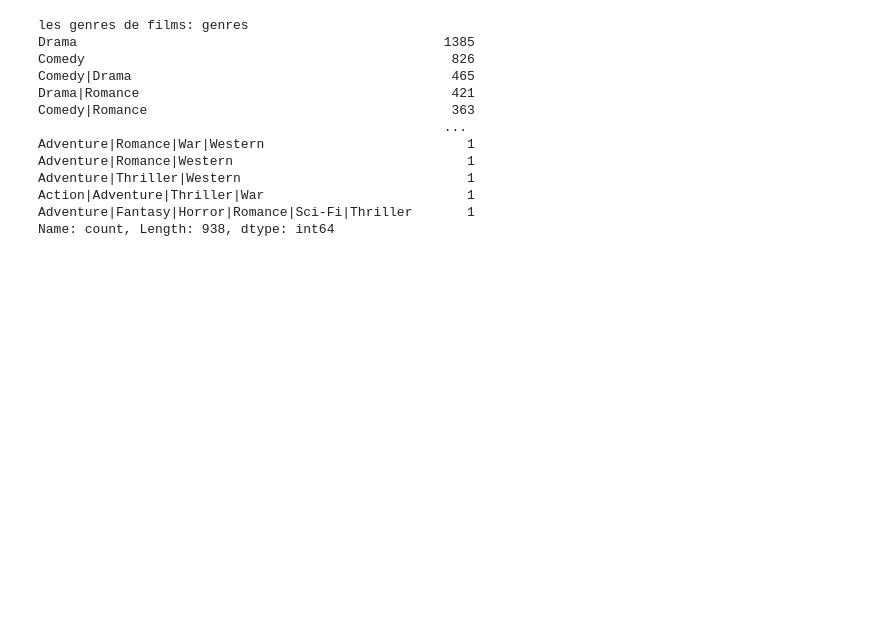
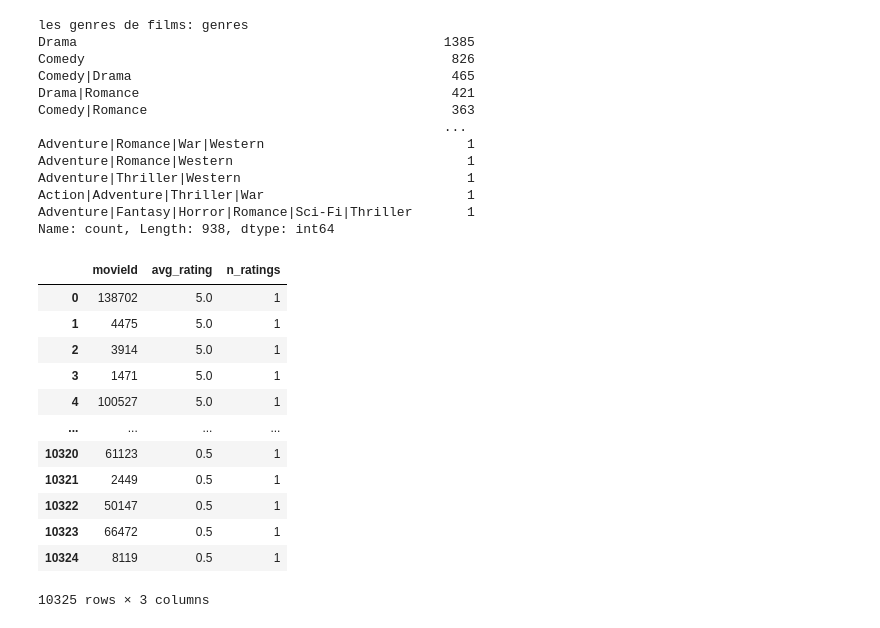
Before and after one commit to AzizDHIF/movie_recommender, a Jupyter notebook: notebooks/01_eda.ipynb, the cells around one changed output. Cells and saved outputs as stored; diff of their text form; code cells hidden in the pictures; blank space fills up the shorter version.

Commit message:
Tester des requetes avec BigQuery

```diff
--- a/notebooks/01_eda.ipynb
+++ b/notebooks/01_eda.ipynb
@@ -124,3 +124,27 @@ Adventure|Thriller|Western                             1
 Action|Adventure|Thriller|War                          1
 Adventure|Fantasy|Horror|Romance|Sci-Fi|Thriller       1
 Name: count, Length: 938, dtype: int64
+# %%
+# Essayer des requetes BigQuery
+avg_rating_per_movie = client.query("""
+    SELECT movieId, AVG(rating) AS avg_rating, COUNT(*) AS n_ratings
+    FROM `students-group2.fatma_aziz.ratings`
+    GROUP BY movieId
+    ORDER BY avg_rating DESC
+""").to_dataframe()
+
+avg_rating_per_movie
+# %% [output]
+|  | movieId | avg_rating | n_ratings |
+| 0 | 138702 | 5.0 | 1 |
+| 1 | 4475 | 5.0 | 1 |
+| 2 | 3914 | 5.0 | 1 |
+| 3 | 1471 | 5.0 | 1 |
+| 4 | 100527 | 5.0 | 1 |
+| ... | ... | ... | ... |
+| 10320 | 61123 | 0.5 | 1 |
+| 10321 | 2449 | 0.5 | 1 |
+| 10322 | 50147 | 0.5 | 1 |
+| 10323 | 66472 | 0.5 | 1 |
+| 10324 | 8119 | 0.5 | 1 |
+10325 rows × 3 columns
```
Also changed, not shown: parts of 6 cells of this notebook.
